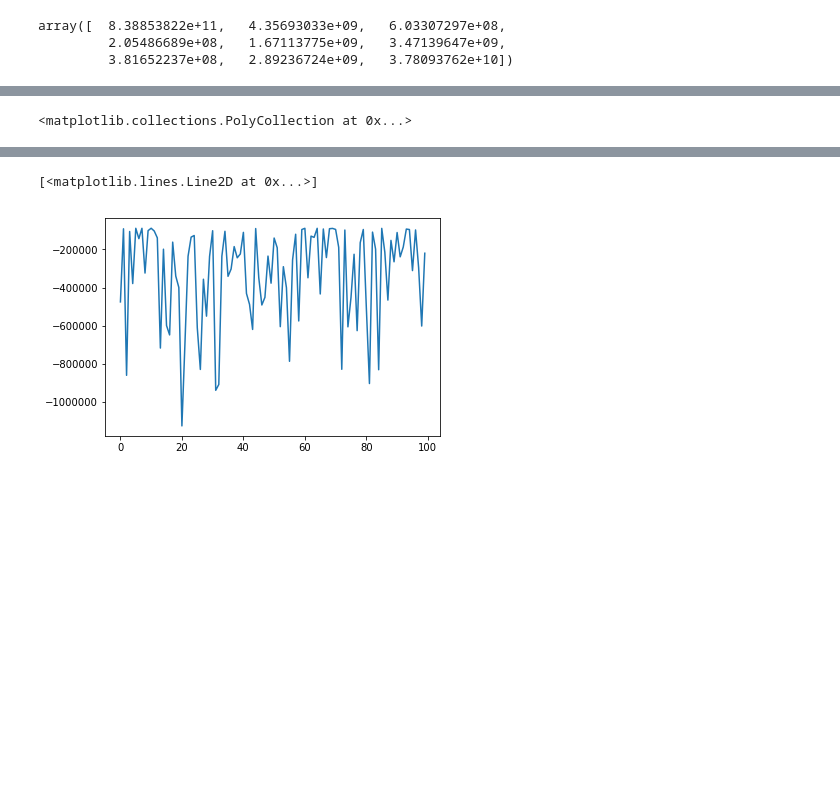
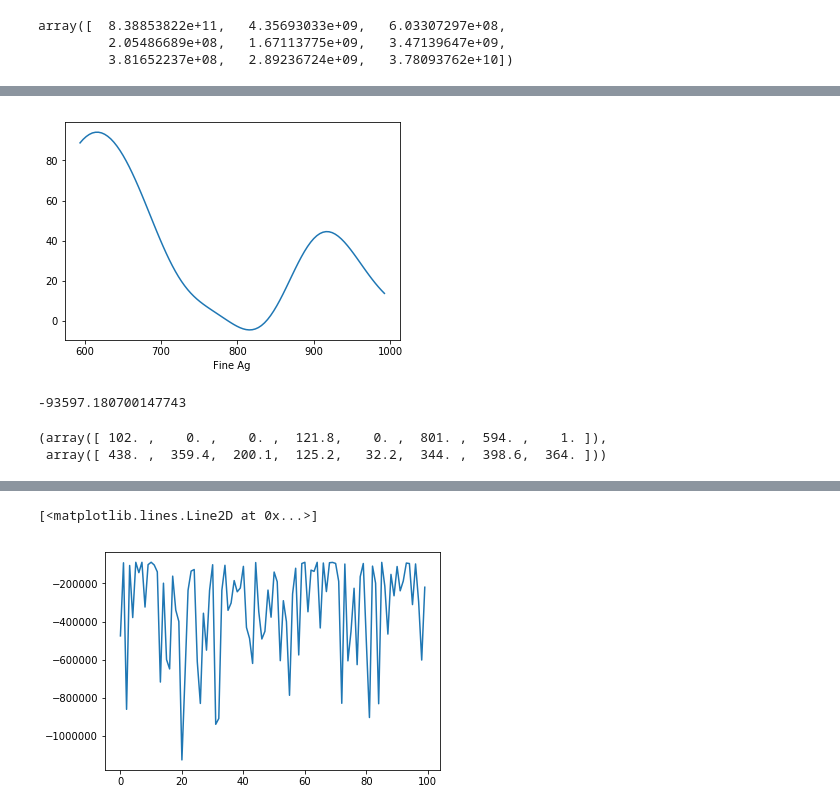
Before and after one commit to transientlunatic/heron, a Jupyter notebook: notebooks/Heron Data.ipynb, the cells around one changed output, grey strips where cells are left out. Drawn from its saved outputs; the diff is of its cells as text; code cells hidden in the pictures; blank space fills up the shorter version.

```diff
--- a/notebooks/Heron Data.ipynb
+++ b/notebooks/Heron Data.ipynb
@@ -80,13 +132,29 @@ pred = gp.prediction(new_point)
 # %%
-i=1
+i = 6
 new_point = np.atleast_2d(gp.training_data[1])
 new_point = np.tile(new_point, (100,1))
-new_point[:,i] = np.linspace(0, 1, 100)
-plt.plot(np.linspace(0,1,100), pred[0])
+new_point[:,i] = np.linspace(0,1,100)
+pred = gp.prediction(new_point)
+x = gp.training_object.denormalise(new_point, gp.training_object.targets_scale)[:,i]
+plt.plot(x, pred[0])
 plt.xlabel(gp.training_object.target_names[i])
-plt.fill_between(np.linspace(0,1,100), pred[0]+np.diag(pred[1]), pred[0]-np.diag(pred[1]), alpha=0.4)
+err = np.diag(pred[1])
+#plt.fill_between(x, pred[0] - err, pred[0] + err)
 # %% [output]
-<matplotlib.collections.PolyCollection at 0x...>
+[figure, added]
+# %%
+h = gp.kernel.hyper
+h[0] = 9000
+gp.set_hyperparameters(h)
+
+gp.loglikelihood()
+# %% [output]
+-93597.180700147743
+# %%
+gp.training_object.targets_scale
+# %% [output]
+(array([ 102. ,    0. ,    0. ,  121.8,    0. ,  801. ,  594. ,    1. ]),
+ array([ 438. ,  359.4,  200.1,  125.2,   32.2,  344. ,  398.6,  364. ]))
 # %%
 gp.set_hyperparameters([5]*9)
 gp.loglikelihood()
```
Also changed, not shown: parts of 15 cells of this notebook.
